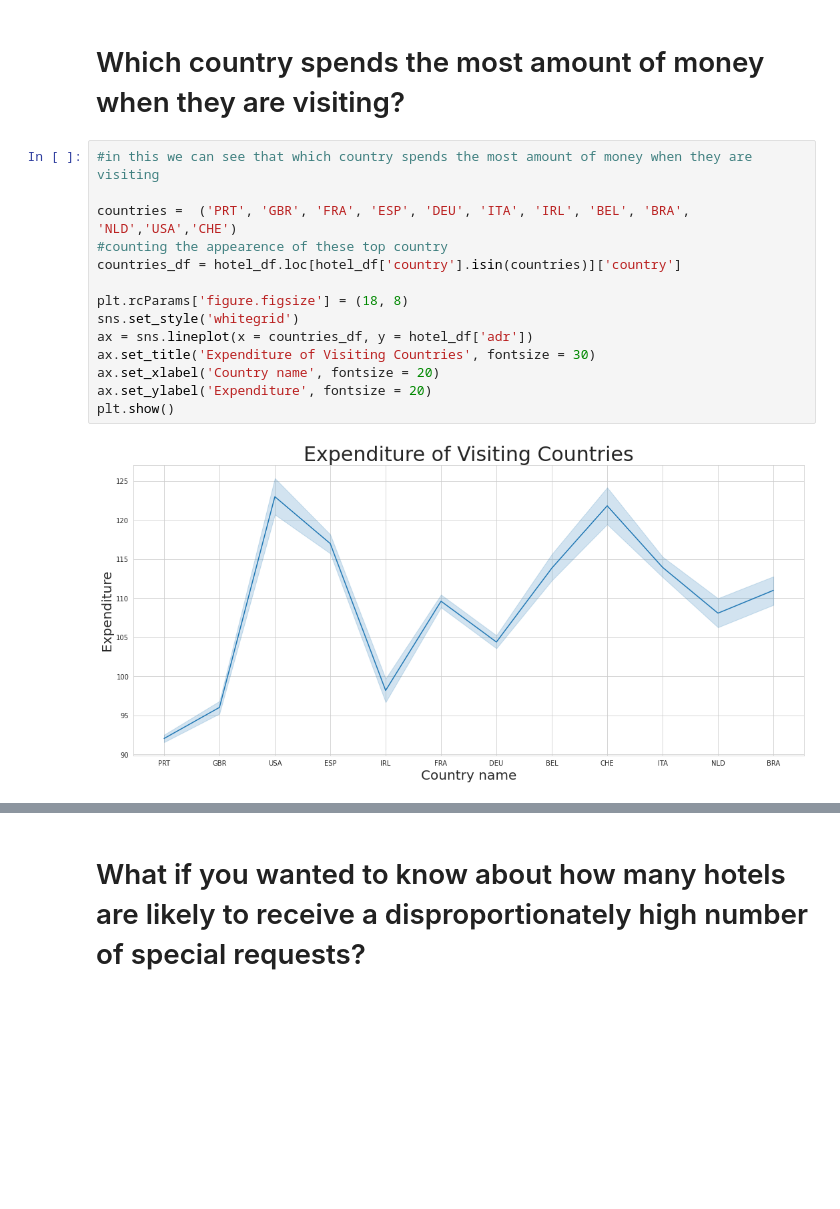
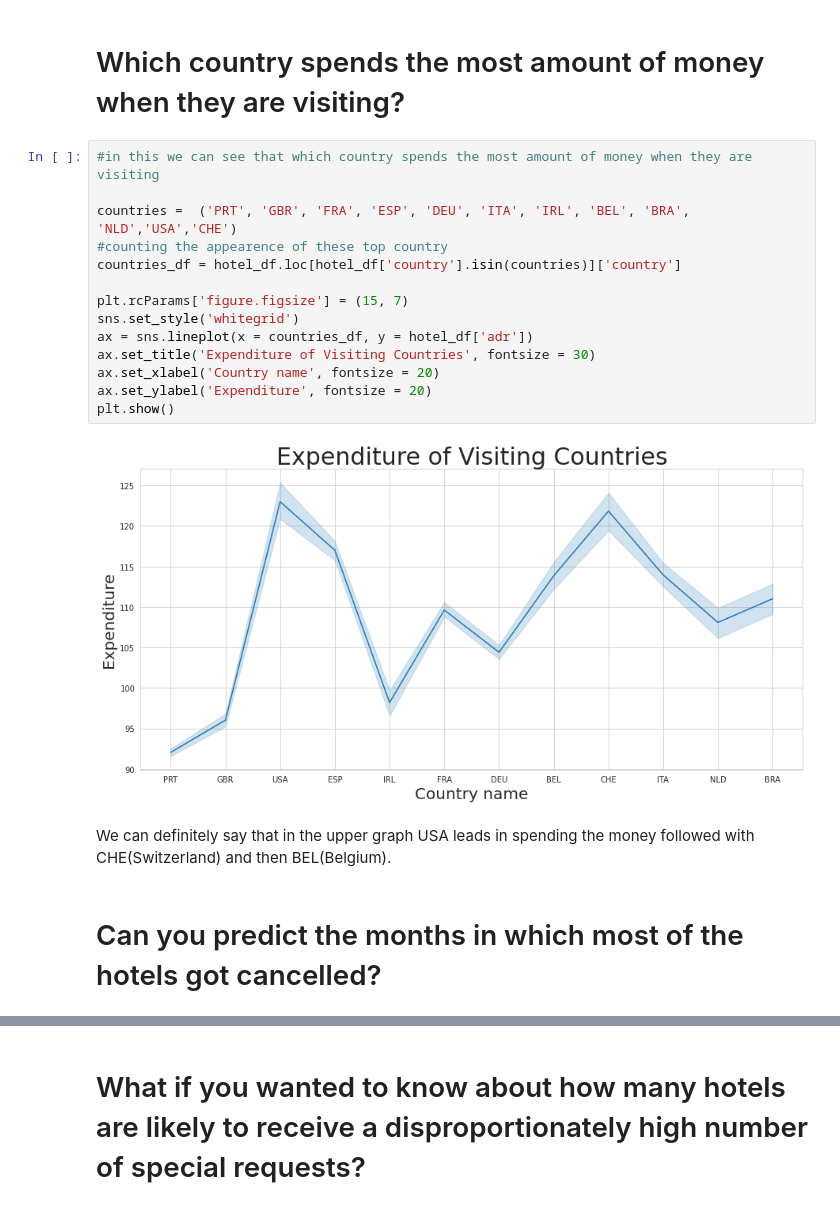
Before and after one commit to ritik1804k/Hotel-Booking-Analysis-, a Jupyter notebook: Hotel_Booking_Analysis_Capstone_Project.ipynb, the cells around one changed output, grey strips where cells are left out. Saved outputs shown, nothing was run; the diff lists cells and outputs as text; blank space fills up the shorter version.

```diff
--- a/Hotel_Booking_Analysis_Capstone_Project.ipynb
+++ b/Hotel_Booking_Analysis_Capstone_Project.ipynb
@@ -293,17 +298,21 @@ Clearly we can see City hotel is booked in high numbers compared to Resorts.
 # %%
 #in this we can see that which country spends the most amount of money when they are visiting
 
 countries =  ('PRT', 'GBR', 'FRA', 'ESP', 'DEU', 'ITA', 'IRL', 'BEL', 'BRA', 'NLD','USA','CHE')
 #counting the appearence of these top country
 countries_df = hotel_df.loc[hotel_df['country'].isin(countries)]['country']
 
-plt.rcParams['figure.figsize'] = (18, 8)
+plt.rcParams['figure.figsize'] = (15, 7)
 sns.set_style('whitegrid')
 ax = sns.lineplot(x = countries_df, y = hotel_df['adr'])
 ax.set_title('Expenditure of Visiting Countries', fontsize = 30)
 ax.set_xlabel('Country name', fontsize = 20)
 ax.set_ylabel('Expenditure', fontsize = 20)
 plt.show()
 # %% [output]
-[figure, old version]
+[figure, new version]
+# %% [markdown]
+We can definitely say that in the upper graph USA leads in spending the money followed with CHE(Switzerland) and then BEL(Belgium).
+# %% [markdown]
+# Can you predict the months in which most of the hotels got cancelled?
 # %%
```
Also changed, not shown: parts of 34 cells of this notebook.
